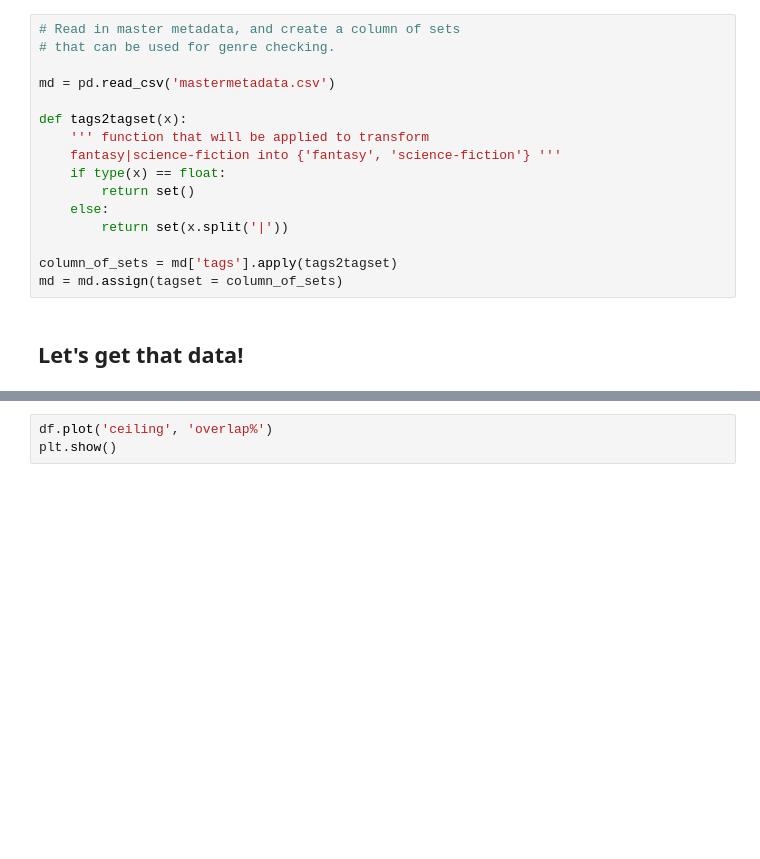
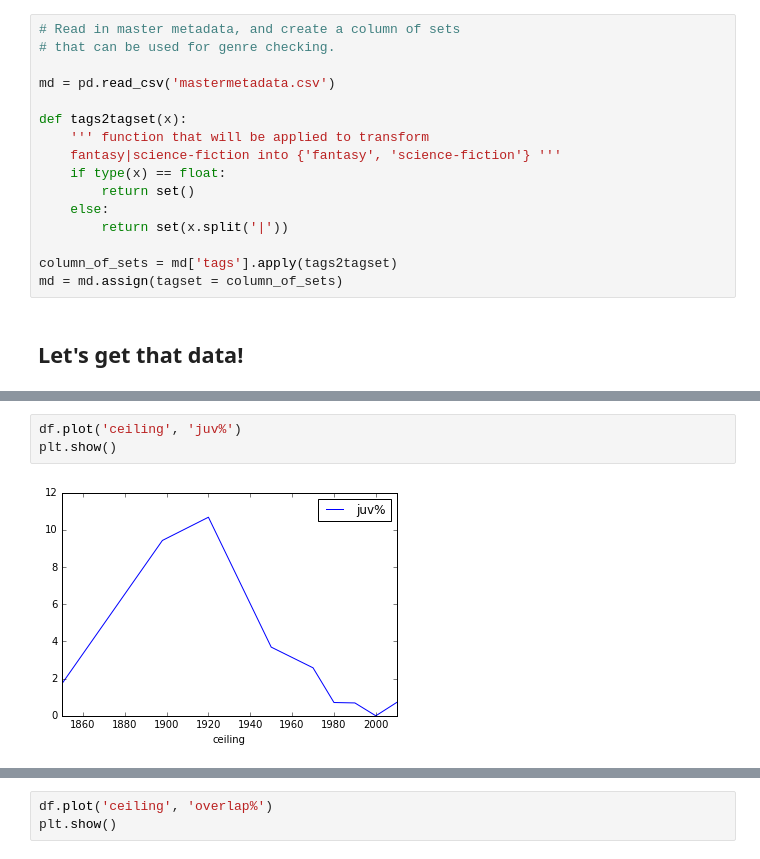
Before and after one commit to tedunderwood/measureperspective, a Jupyter notebook: metadata/metadata_survey.ipynb, the cells around one changed output, grey strips where cells are left out. Saved outputs shown, nothing was run; the diff lists cells and outputs as text; blank space fills up the shorter version.

```diff
--- a/metadata/metadata_survey.ipynb
+++ b/metadata/metadata_survey.ipynb
@@ -99,0 +93,5 @@ df
+# %%
+df.plot('ceiling', 'juv%')
+plt.show()
+# %% [output]
+[figure, added]
```
Also changed, not shown: parts of 6 cells of this notebook.
